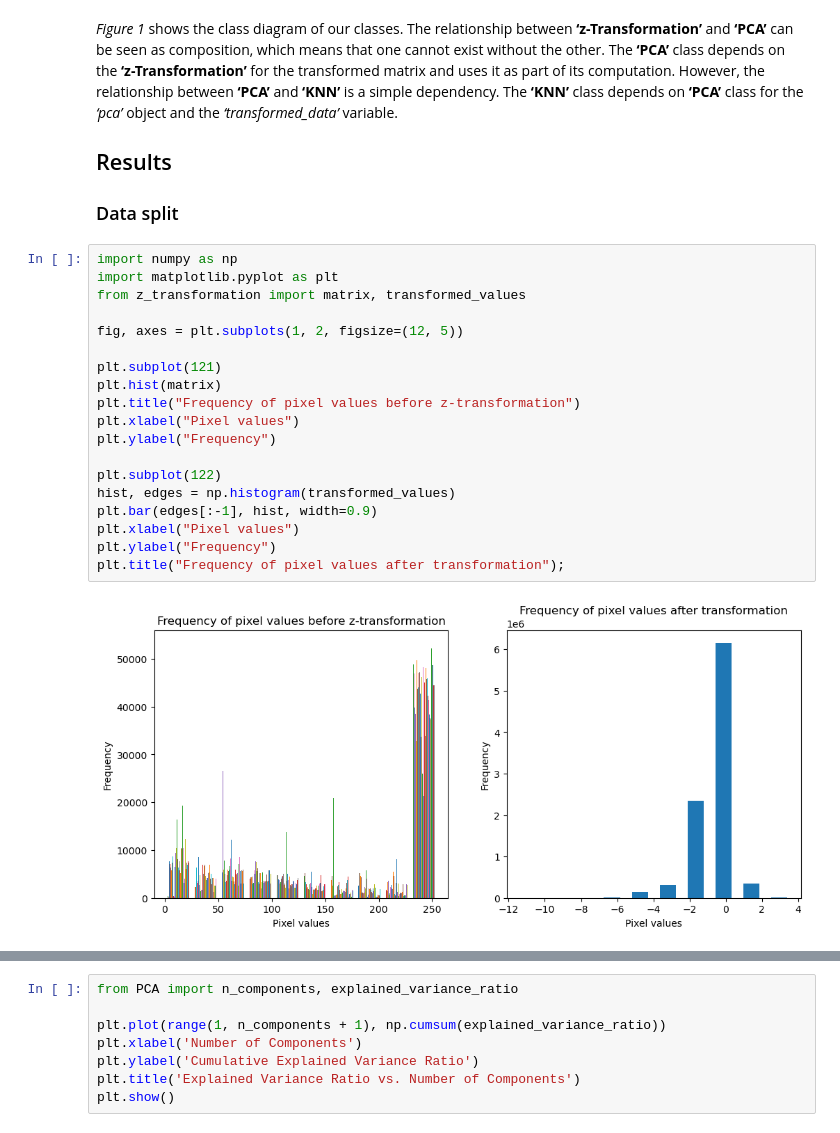
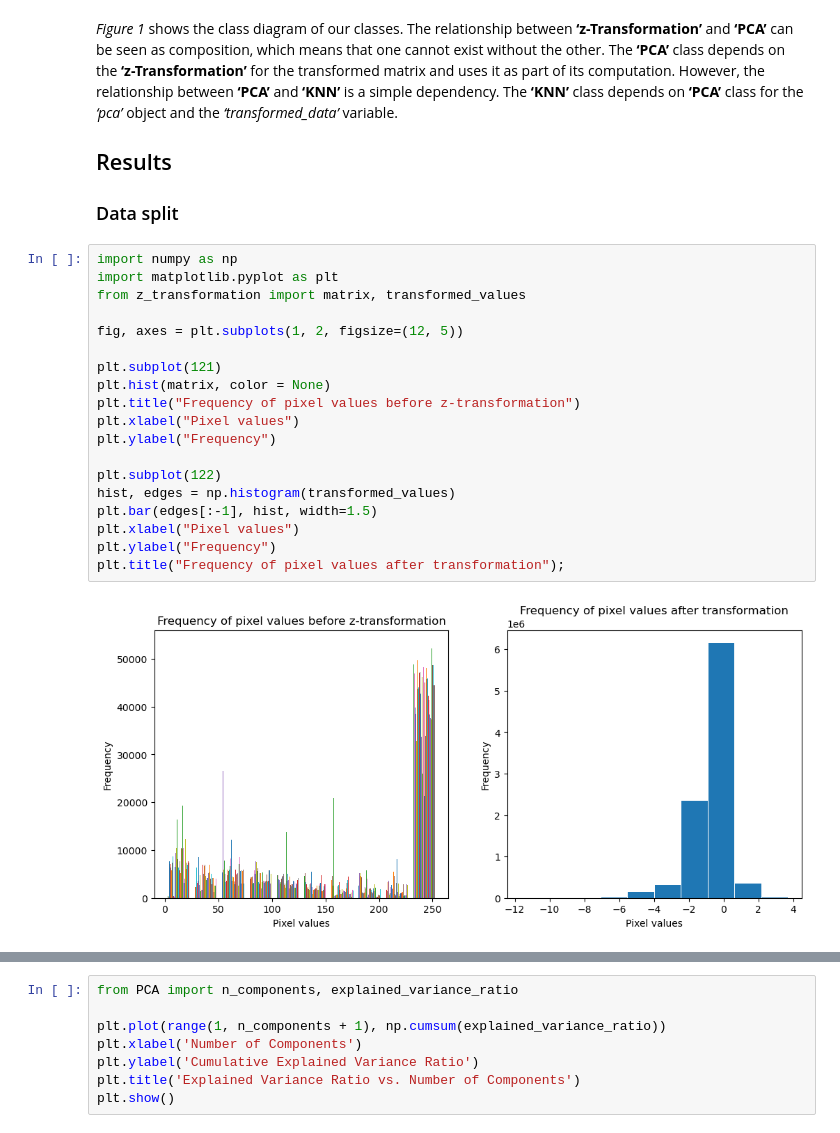
Before and after one commit to datascience-mobi-2023/topic01_team01, a Jupyter notebook: report2023.ipynb, the cells around one changed output, grey strips where cells are left out. Drawn from its saved outputs; the diff is of its cells as text.

```diff
--- a/report2023.ipynb
+++ b/report2023.ipynb
@@ -78,24 +78,24 @@ display(Image(filename='pictures_for_report/UML Class Diagram.jpg'))
 # %%
 import numpy as np
 import matplotlib.pyplot as plt
 from z_transformation import matrix, transformed_values
 
 fig, axes = plt.subplots(1, 2, figsize=(12, 5))
 
 plt.subplot(121)
-plt.hist(matrix)
+plt.hist(matrix, color = None)
 plt.title("Frequency of pixel values before z-transformation")
 plt.xlabel("Pixel values")
 plt.ylabel("Frequency")
 
 plt.subplot(122)
 hist, edges = np.histogram(transformed_values)
-plt.bar(edges[:-1], hist, width=0.9)
+plt.bar(edges[:-1], hist, width=1.5)
 plt.xlabel("Pixel values")
 plt.ylabel("Frequency")
 plt.title("Frequency of pixel values after transformation");
 # %% [output]
-[figure, old version]
+[figure, new version]
 # %% [markdown]
 <span style="font-size:0.8em;">**Figure 1: Frequency of pixel values before and after transformation.**</span>
 
```
Also changed, not shown: parts of 2 cells of this notebook.
